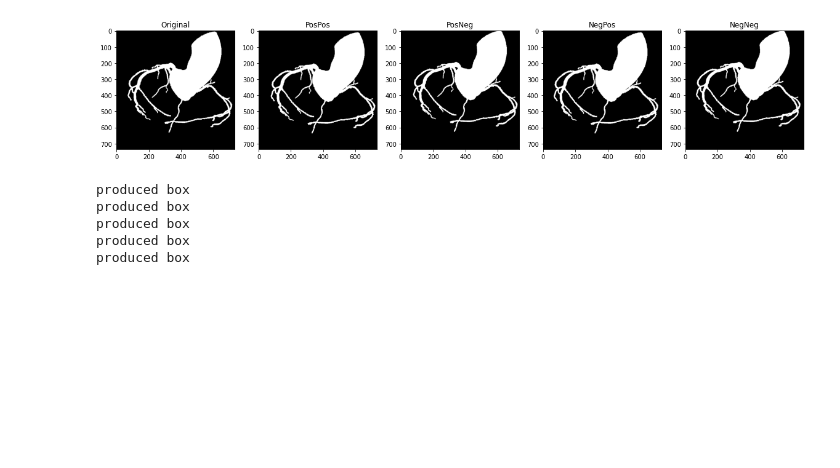
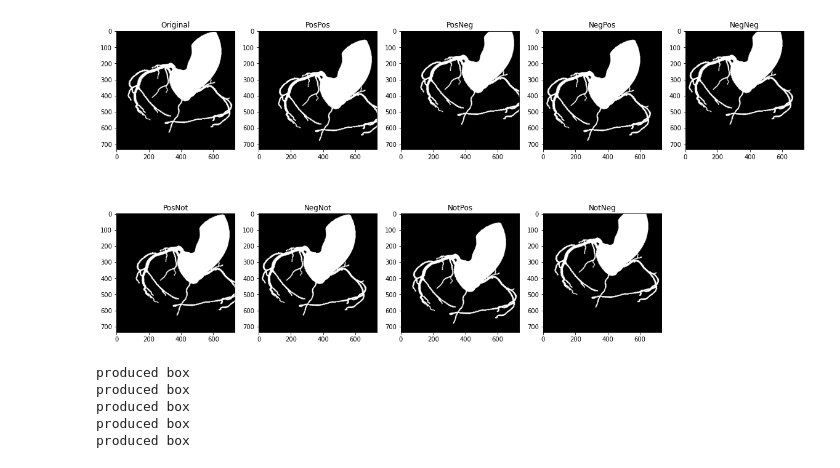
Before and after one commit to D-Gaard/bachelor, a Jupyter notebook: translationUncertancy.ipynb, the cells around one changed output. Drawn from its saved outputs; the diff is of its cells as text; code cells hidden in the pictures; blank space fills up the shorter version.

```diff
--- a/translationUncertancy.ipynb
+++ b/translationUncertancy.ipynb
@@ -10,43 +10,68 @@ path = r"3dTo2d\orthogonal_view_first.png"
 img = cv2.imread(path, 0)
 dim, _ = img.shape[:2]
 box_dim = LR.BOX_DIM
-offset = 5
+offset = 50
 T_pospos = np.float32([[1,0,offset],[0,1,offset]])
 T_posneg = np.float32([[1, 0, offset],[0, 1, -offset]])
 T_negpos = np.float32([[1, 0, -offset],[0, 1, offset]])
 T_negneg = np.float32([[1, 0, -offset],[0, 1, -offset]])
+T_posnot = np.float32([[1, 0, offset], [0, 1, 0]])
+T_negnot = np.float32([[1, 0, -offset], [0, 1, 0]])
+T_notpos = np.float32([[1, 0, 0], [0, 1, offset]])
+T_notneg = np.float32([[1, 0, 0], [0, 1, -offset]])
 prim_rot = 0
 secd_rot = 0
 # %%
 #translate image
+#n-> negative N->nothing
 img_pp = cv2.warpAffine(img, T_pospos, (dim, dim))
 img_pn = cv2.warpAffine(img, T_posneg, (dim, dim))
 img_np = cv2.warpAffine(img, T_negpos, (dim, dim))
 img_nn = cv2.warpAffine(img, T_negneg, (dim, dim))
+img_pN = cv2.warpAffine(img, T_posnot, (dim, dim))
+img_nN = cv2.warpAffine(img, T_negnot, (dim, dim))
+img_Np = cv2.warpAffine(img, T_notpos, (dim, dim))
+img_Nn = cv2.warpAffine(img, T_notneg, (dim, dim))
 
 plt.figure(figsize=(20,10))
-plt.subplot(1,5,1)
+plt.subplot(2,5,1)
 plt.imshow(img, cmap="gray")
 plt.title("Original")
 
-plt.subplot(1, 5, 2)
+plt.subplot(2, 5, 2)
 plt.imshow(img_pp, cmap="gray")
 plt.title("PosPos")
 
-plt.subplot(1, 5, 3)
+plt.subplot(2, 5, 3)
 plt.imshow(img_pn, cmap="gray")
 plt.title("PosNeg")
 
-plt.subplot(1, 5, 4)
+plt.subplot(2, 5, 4)
 plt.imshow(img_np, cmap="gray")
 plt.title("NegPos")
 
-plt.subplot(1, 5, 5)
+plt.subplot(2, 5, 5)
 plt.imshow(img_nn,cmap="gray")
 plt.title("NegNeg")
 
+plt.subplot(2, 5, 6)
+plt.imshow(img_pN, cmap="gray")
+plt.title("PosNot")
+
+plt.subplot(2, 5, 7)
+plt.imshow(img_nN, cmap="gray")
+plt.title("NegNot")
+
+plt.subplot(2, 5, 8)
+plt.imshow(img_Np, cmap="gray")
+plt.title("NotPos")
+
+plt.subplot(2, 5, 9)
+plt.imshow(img_Nn, cmap="gray")
+plt.title("NotNeg")
+
 plt.show()
 # %% [output]
-[figure, old version]
+[figure, new version]
 # %%
 #create back-projection for each image
```
Also changed, not shown: parts of 1 cell of this notebook.
